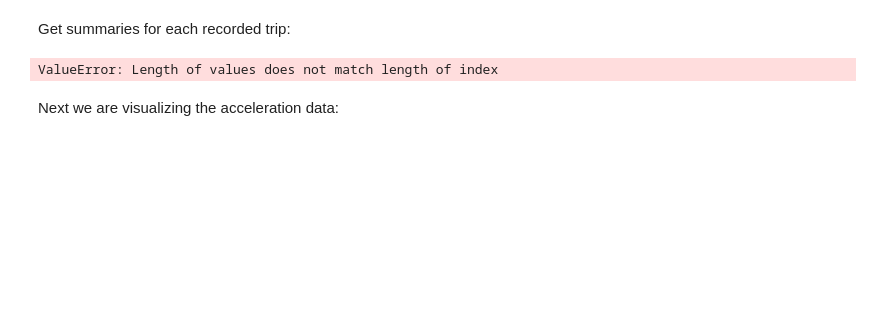
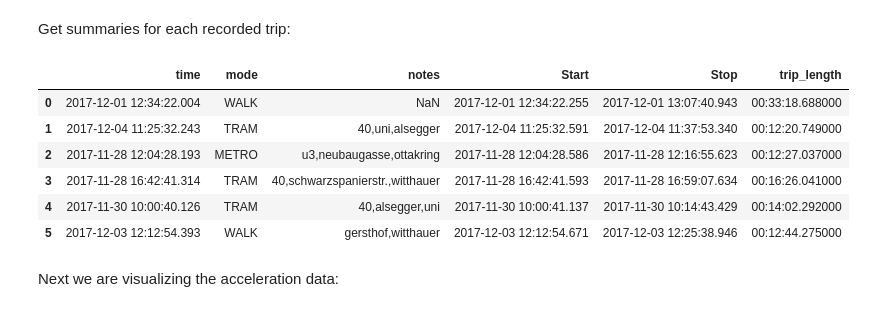
Before and after one commit to univie-datamining-team3/assignment2, a Jupyter notebook: notebooks/1.0-lm-basic-data-exploration.ipynb, the cells around one changed output. Saved outputs shown, nothing was run; the diff lists cells and outputs as text; code cells hidden in the pictures; blank space fills up the shorter version.

```diff
--- a/notebooks/1.0-lm-basic-data-exploration.ipynb
+++ b/notebooks/1.0-lm-basic-data-exploration.ipynb
@@ -159,9 +150,15 @@ dfs[trip_nr]["sensor"].head(10)
 # %% [markdown]
 Get summaries for each recorded trip:
 # %%
-get_trip_summaries(dfs, convert_time=True)
+Preprocessor.get_trip_summaries(dfs, convert_time=True)
 # %% [output]
-ValueError: Length of values does not match length of index
+|  | time | mode | notes | Start | Stop | trip_length |
+| 0 | 2017-12-01 12:34:22.004 | WALK | NaN | 2017-12-01 12:34:22.255 | 2017-12-01 13:07:40.943 | 00:33:18.688000 |
+| 1 | 2017-12-04 11:25:32.243 | TRAM | 40,uni,alsegger | 2017-12-04 11:25:32.591 | 2017-12-04 11:37:53.340 | 00:12:20.749000 |
+| 2 | 2017-11-28 12:04:28.193 | METRO | u3,neubaugasse,ottakring | 2017-11-28 12:04:28.586 | 2017-11-28 12:16:55.623 | 00:12:27.037000 |
+| 3 | 2017-11-28 16:42:41.314 | TRAM | 40,schwarzspanierstr.,witthauer | 2017-11-28 16:42:41.593 | 2017-11-28 16:59:07.634 | 00:16:26.041000 |
+| 4 | 2017-11-30 10:00:40.126 | TRAM | 40,alsegger,uni | 2017-11-30 10:00:41.137 | 2017-11-30 10:14:43.429 | 00:14:02.292000 |
+| 5 | 2017-12-03 12:12:54.393 | WALK | gersthof,witthauer | 2017-12-03 12:12:54.671 | 2017-12-03 12:25:38.946 | 00:12:44.275000 |
 # %% [markdown]
 Next we are visualizing the acceleration data:
 # %%
```
Also changed, not shown: parts of 16 cells of this notebook.
